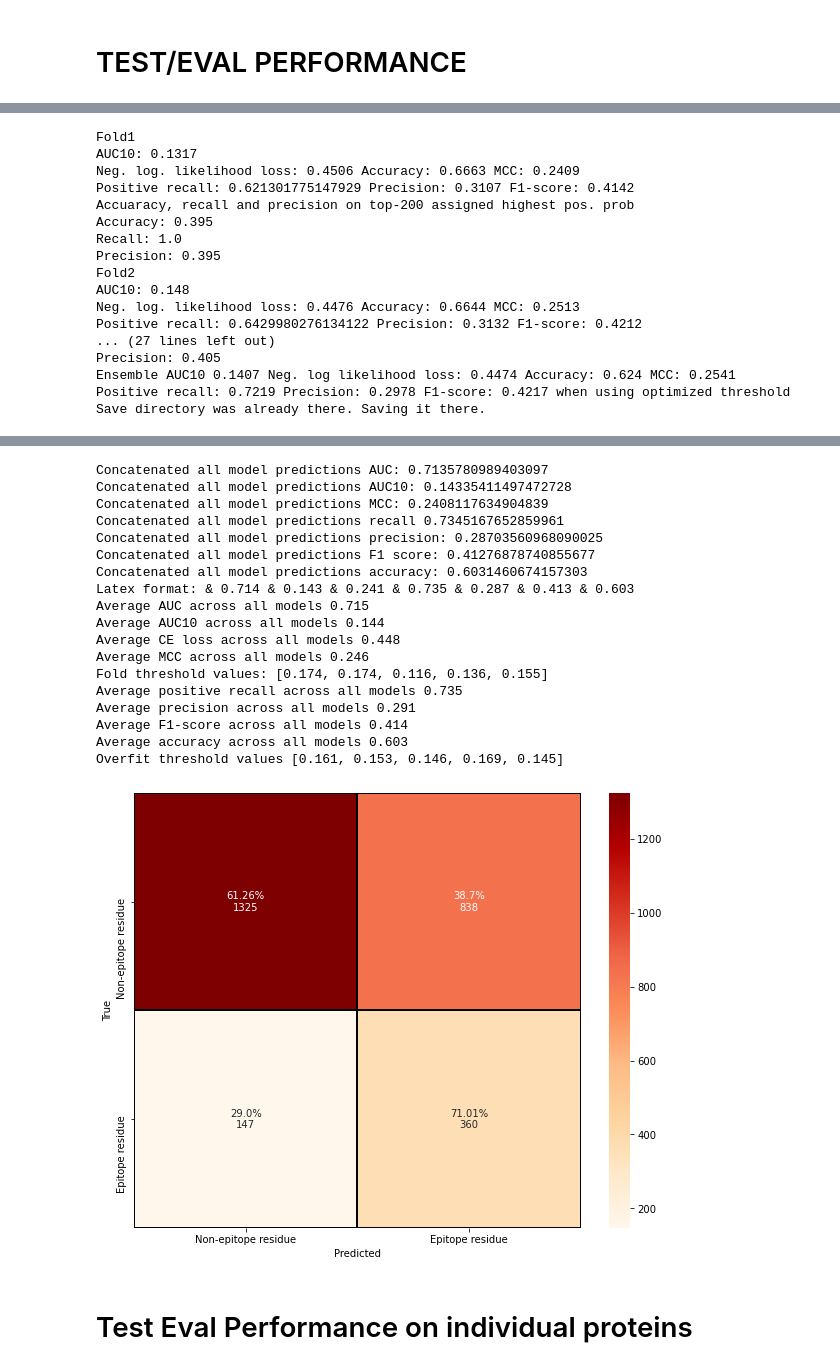
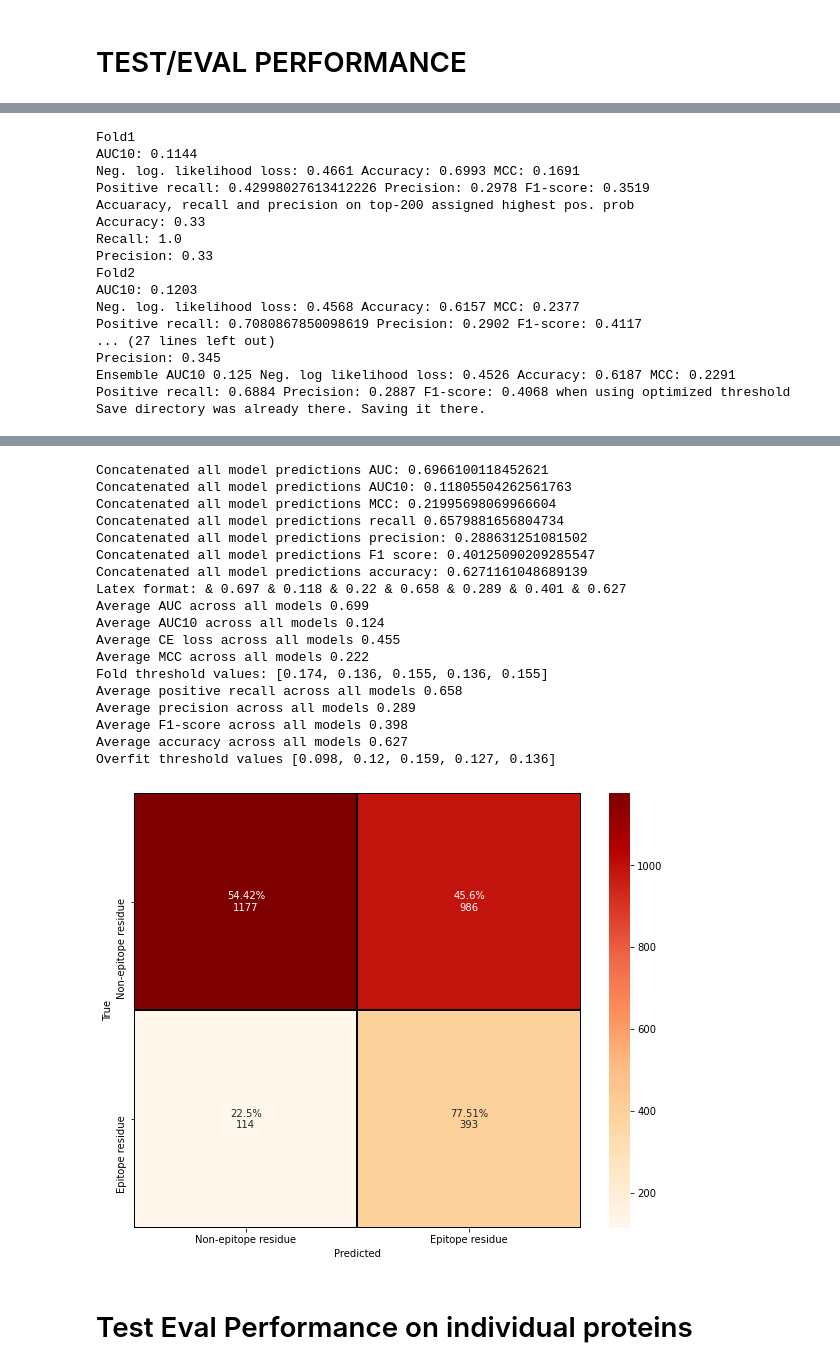
Before and after one commit to UberClifford/BepiPred3.0, a Jupyter notebook: DeepLearningModels.ipynb, the cells around one changed output, grey strips where cells are left out. Saved outputs shown, nothing was run; the diff lists cells and outputs as text; code cells hidden in the pictures.

```diff
--- a/DeepLearningModels.ipynb
+++ b/DeepLearningModels.ipynb
@@ -1288,10 +1184,7 @@ Save directory was already there. Saving it there.
 # TEST/EVAL PERFORMANCE
 # %%
 test_path = BEPIPRED3_CLUS50ID / "test.npz"
-#test_path = BEPIPRED3_NON_HOM_REDUCED / "test.npz"
 anno_path = BEPIPRED3_CLUS50ID_TEST_ANNO
-#anno_path = BEPIPRED3_NON_HOM_REDUCED_TEST_ANNO
-
 
 #BlOSUM OR ONE-HOT ENCODED ####
 #using both blosum and esm
@@ -1299,9 +1192,11 @@ anno_path = BEPIPRED3_CLUS50ID_TEST_ANNO
 #test_set_loader = prepare_test_set_loader(test_path, blosum_encode_path = anno_path, batch_size=4)
 #test_set_loader = prepare_test_set_loader(test_path, one_hot_encode_path = anno_path, batch_size=4)
 #ESM ENCODED ###
-test_set_loader = prepare_test_set_loader(test_path, batch_size = 4,
-                                         add_seq_len=True)
+#test_set_loader = prepare_test_set_loader(test_path, batch_size = 4,
+#                                         add_seq_len=True)
+test_set_loader = prepare_test_set_loader(test_path, batch_size = 4)
 
+model_path = RESULTS_DIR / "NeuralNetworks" / "DensenetBP3ESMClus50ID" / "models"
 #clus50ID models
 #model_path = RESULTS_DIR / "NeuralNetworks" / "DensenetBP3ESMClus50ID" / "models"
 #model_path = RESULTS_DIR / "NeuralNetworks" /"DensenetBP3BlosumClus50ID" / "models"
@@ -1339,7 +1234,7 @@ test_set_loader = prepare_test_set_loader(test_path, batch_size = 4,
 model_path = RESULTS_DIR / "NeuralNetworks" / "SeqlenDensenetBP3ESMClus50ID" / "models"
 
 best_ce_loss_models = list( model_path.glob("*bestCELoss*") )
-best_mcc_thresholds = p
+best_mcc_thresholds = pickle.load(open(model_path / "best_mcc_threshold.pickle", "rb"))
 
 #best_auc_models = list( model_path.glob("*bestAUC*") )
 #best_mcc_models = list( model_path.glob("*bestMCC*") )
@@ -1357,7 +1252,7 @@ plot_title = "ROC curve: Densenet position-wise epitope prediction"
 #plot_title = "ROC curve: Position-wise epitope prediction with Densenet"
 
 
-model = MyDenseNet() #DensenetBP3ESMClus50ID
+#model = MyDenseNet() #DensenetBP3ESMClus50ID
 #model = MyDenseNet(esm_embedding_size=189,
 #                               fc1_size=150,
 #                               fc2_size=120,
@@ -1377,7 +1272,7 @@ model = MyDenseNet() #DensenetBP3ESMClus50ID
 #                cnn1d_filter_size=108,
 #                cnn1d_kernel_dims= [3, 5]) #CNNBP3OneHotClus50ID
 ## NonHomRed
-#model = MyDenseNet() ##DensenetNonHomRedESM
+model = MyDenseNet() ##DensenetNonHomRedESM
 #model = MyDenseNet(esm_embedding_size=189,
 #                               fc1_size=150,
 #                               fc2_size=120,
@@ -1409,25 +1304,27 @@ model = MyDenseNet() #DensenetBP3ESMClus50ID
 #                 fsel_ffn1 = 640,
 #                 ffn1_size = 84)
 #
-model = MyDenseNet(1281) #ESMClus50IDandSeqLen
 
 
+
+#model = MyDenseNet(1281) #ESMClus50IDandSeqLen
+
 _, _ = evaluate_models_with_roc_curve(model, best_ce_loss_models, best_mcc_thresholds,  test_set_loader, plot_title, FIGURE_DIR / "roc_curve" )
 # %% [output]
 Fold1
-AUC10: 0.1317
-Neg. log. likelihood loss: 0.4506 Accuracy: 0.6663 MCC: 0.2409
-Positive recall: 0.621301775147929 Precision: 0.3107 F1-score: 0.4142
+AUC10: 0.1144
+Neg. log. likelihood loss: 0.4661 Accuracy: 0.6993 MCC: 0.1691
+Positive recall: 0.42998027613412226 Precision: 0.2978 F1-score: 0.3519
 Accuaracy, recall and precision on top-200 assigned highest pos. prob
-Accuracy: 0.395
+Accuracy: 0.33
 Recall: 1.0
-Precision: 0.395
+Precision: 0.33
 Fold2
-AUC10: 0.148
-Neg. log. likelihood loss: 0.4476 Accuracy: 0.6644 MCC: 0.2513
-Positive recall: 0.6429980276134122 Precision: 0.3132 F1-score: 0.4212
+AUC10: 0.1203
+Neg. log. likelihood loss: 0.4568 Accuracy: 0.6157 MCC: 0.2377
+Positive recall: 0.7080867850098619 Precision: 0.2902 F1-score: 0.4117
 ... (27 lines left out)
-Precision: 0.405
-Ensemble AUC10 0.1407 Neg. log likelihood loss: 0.4474 Accuracy: 0.624 MCC: 0.2541
-Positive recall: 0.7219 Precision: 0.2978 F1-score: 0.4217 when using optimized threshold
+Precision: 0.345
+Ensemble AUC10 0.125 Neg. log likelihood loss: 0.4526 Accuracy: 0.6187 MCC: 0.2291
+Positive recall: 0.6884 Precision: 0.2887 F1-score: 0.4068 when using optimized threshold
 Save directory was already there. Saving it there.
@@ -1435,22 +1332,22 @@ Save directory was already there. Saving it there.
-Concatenated all model predictions AUC: 0.7135780989403097
-Concatenated all model predictions AUC10: 0.14335411497472728
-Concatenated all model predictions MCC: 0.2408117634904839
-Concatenated all model predictions recall 0.7345167652859961
-Concatenated all model predictions precision: 0.28703560968090025
-Concatenated all model predictions F1 score: 0.41276878740855677
-Concatenated all model predictions accuracy: 0.6031460674157303
-Latex format: & 0.714 & 0.143 & 0.241 & 0.735 & 0.287 & 0.413 & 0.603
-Average AUC across all models 0.715
-Average AUC10 across all models 0.144
-Average CE loss across all models 0.448
-Average MCC across all models 0.246
-Fold threshold values: [0.174, 0.174, 0.116, 0.136, 0.155]
-Average positive recall across all models 0.735
-Average precision across all models 0.291
-Average F1-score across all models 0.414
-Average accuracy across all models 0.603
-Overfit threshold values [0.161, 0.153, 0.146, 0.169, 0.145]
+Concatenated all model predictions AUC: 0.6966100118452621
+Concatenated all model predictions AUC10: 0.11805504262561763
+Concatenated all model predictions MCC: 0.21995698069966604
+Concatenated all model predictions recall 0.6579881656804734
+Concatenated all model predictions precision: 0.288631251081502
+Concatenated all model predictions F1 score: 0.40125090209285547
+Concatenated all model predictions accuracy: 0.6271161048689139
+Latex format: & 0.697 & 0.118 & 0.22 & 0.658 & 0.289 & 0.401 & 0.627
+Average AUC across all models 0.699
+Average AUC10 across all models 0.124
+Average CE loss across all models 0.455
+Average MCC across all models 0.222
+Fold threshold values: [0.174, 0.136, 0.155, 0.136, 0.155]
+Average positive recall across all models 0.658
+Average precision across all models 0.289
+Average F1-score across all models 0.398
+Average accuracy across all models 0.627
+Overfit threshold values [0.098, 0.12, 0.159, 0.127, 0.136]
-[figure, old version]
+[figure, new version]
 # %% [markdown]
 # Test Eval Performance on individual proteins
 # %%
```
Also changed, not shown: parts of 10 cells of this notebook, 15 other files.
